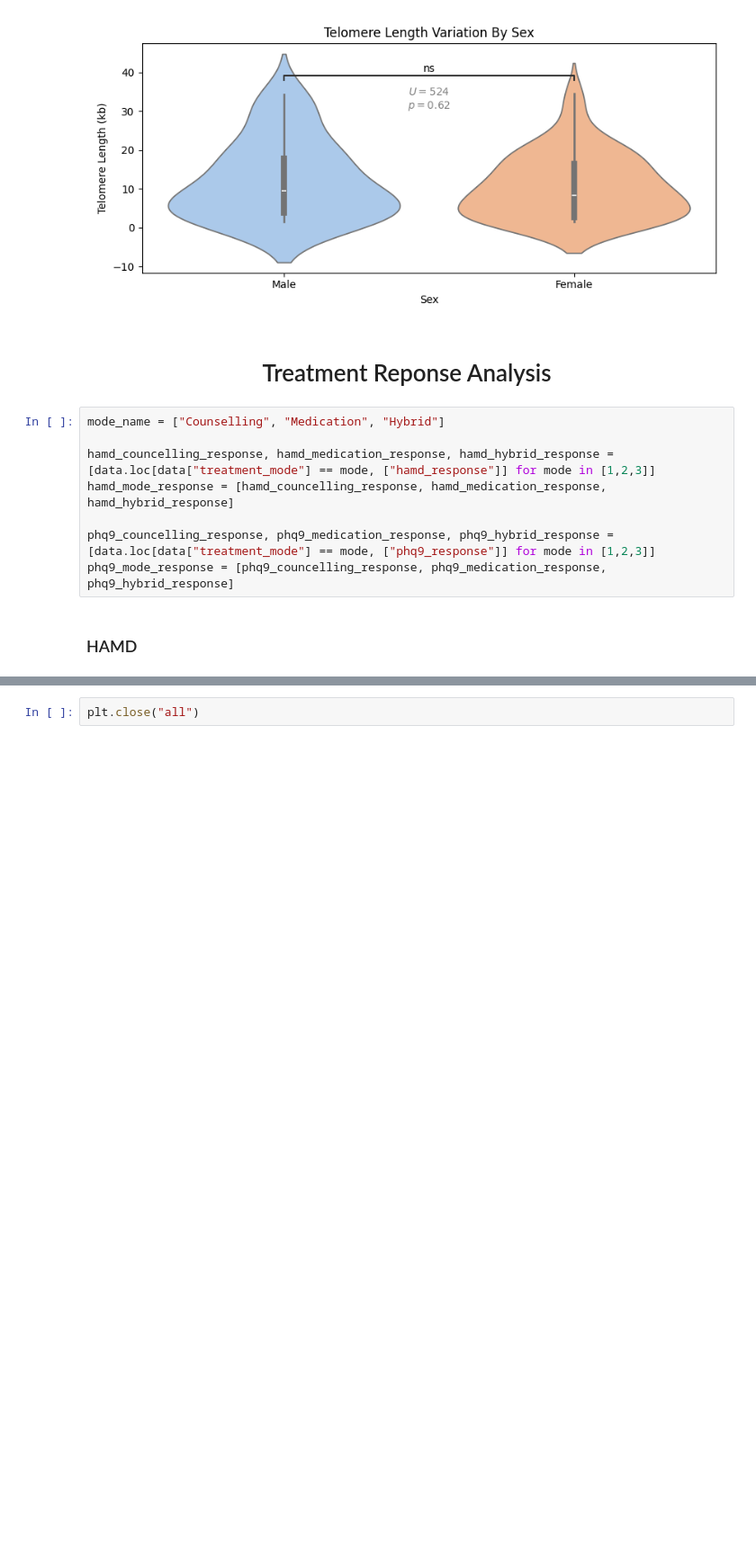
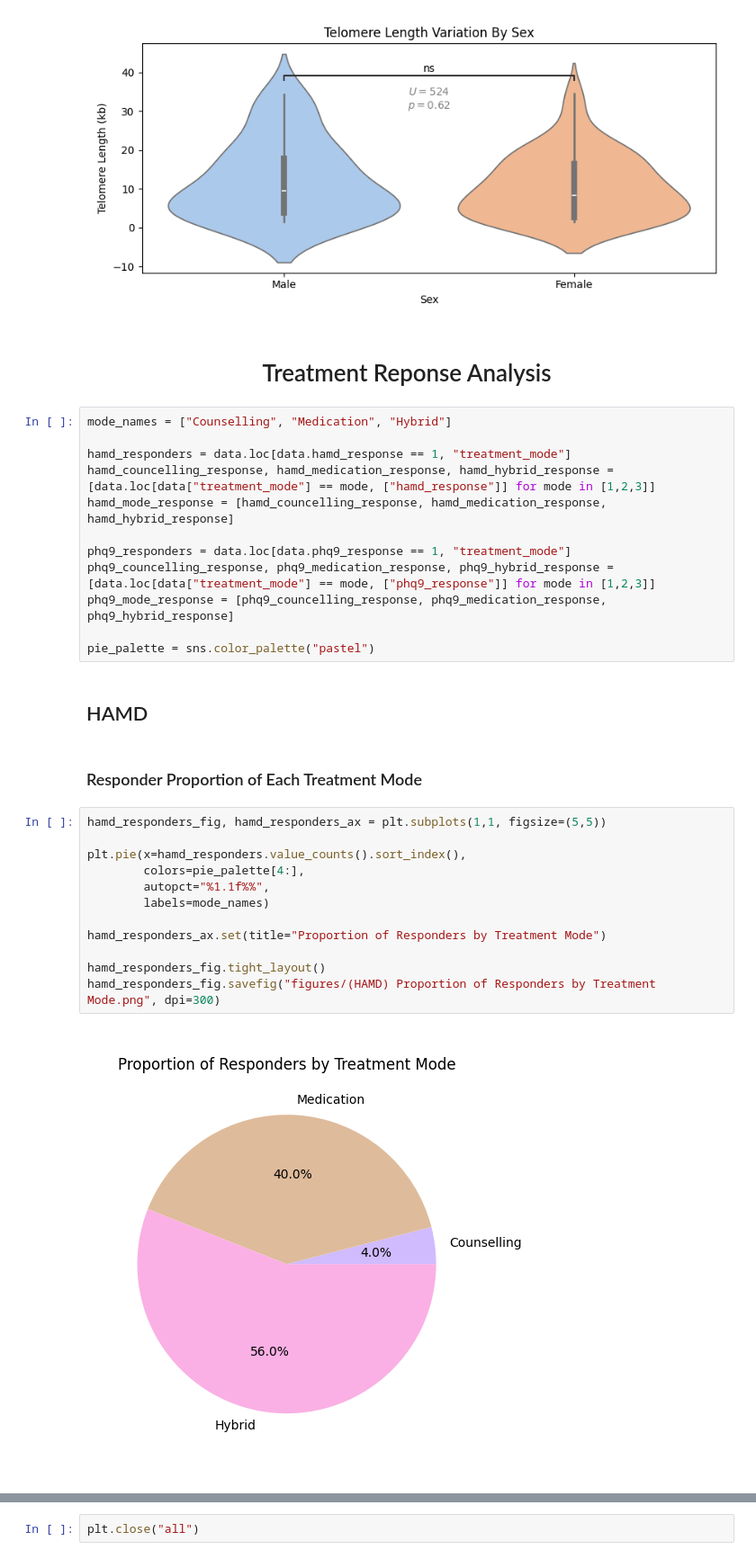
Before and after one commit to akaeii/telomere-mental-health, a Jupyter notebook: exploratory_data_analysis.ipynb, the cells around one changed output, grey strips where cells are left out. Shown at 90% size. Saved outputs shown, nothing was run; the diff lists cells and outputs as text; blank space fills up the shorter version.

Commit message:
Created plots showing the proportion of responders coming from each treatment mode.

```diff
--- a/exploratory_data_analysis.ipynb
+++ b/exploratory_data_analysis.ipynb
@@ -144,12 +144,32 @@ Male vs. Female: Mann-Whitney-Wilcoxon test two-sided, P_val:6.203e-01 U_stat=5.
 # %% [markdown]
 <h1 style="text-align:center">Treatment Reponse Analysis</h1>
 # %%
-mode_name = ["Counselling", "Medication", "Hybrid"]
+mode_names = ["Counselling", "Medication", "Hybrid"]
 
+hamd_responders = data.loc[data.hamd_response == 1, "treatment_mode"]
 hamd_councelling_response, hamd_medication_response, hamd_hybrid_response = [data.loc[data["treatment_mode"] == mode, ["hamd_response"]] for mode in [1,2,3]]
 hamd_mode_response = [hamd_councelling_response, hamd_medication_response, hamd_hybrid_response]
 
+phq9_responders = data.loc[data.phq9_response == 1, "treatment_mode"]
 phq9_councelling_response, phq9_medication_response, phq9_hybrid_response = [data.loc[data["treatment_mode"] == mode, ["phq9_response"]] for mode in [1,2,3]]
 phq9_mode_response = [phq9_councelling_response, phq9_medication_response, phq9_hybrid_response]
+
+pie_palette = sns.color_palette("pastel")
-# %% [markdown]
-<h3>HAMD</h3>
+# %% [markdown]
+<h2>HAMD</h2>
+# %% [markdown]
+<h3>Responder Proportion of Each Treatment Mode</h3>
+# %%
+hamd_responders_fig, hamd_responders_ax = plt.subplots(1,1, figsize=(5,5))
+
+plt.pie(x=hamd_responders.value_counts().sort_index(),
+        colors=pie_palette[4:],
+        autopct="%1.1f%%",
+        labels=mode_names)
+
+hamd_responders_ax.set(title="Proportion of Responders by Treatment Mode")
+
+hamd_responders_fig.tight_layout()
+hamd_responders_fig.savefig("figures/(HAMD) Proportion of Responders by Treatment Mode.png", dpi=300)
+# %% [output]
+[figure, added]
```
Also changed, not shown: parts of 19 cells of this notebook, 3 other files.
